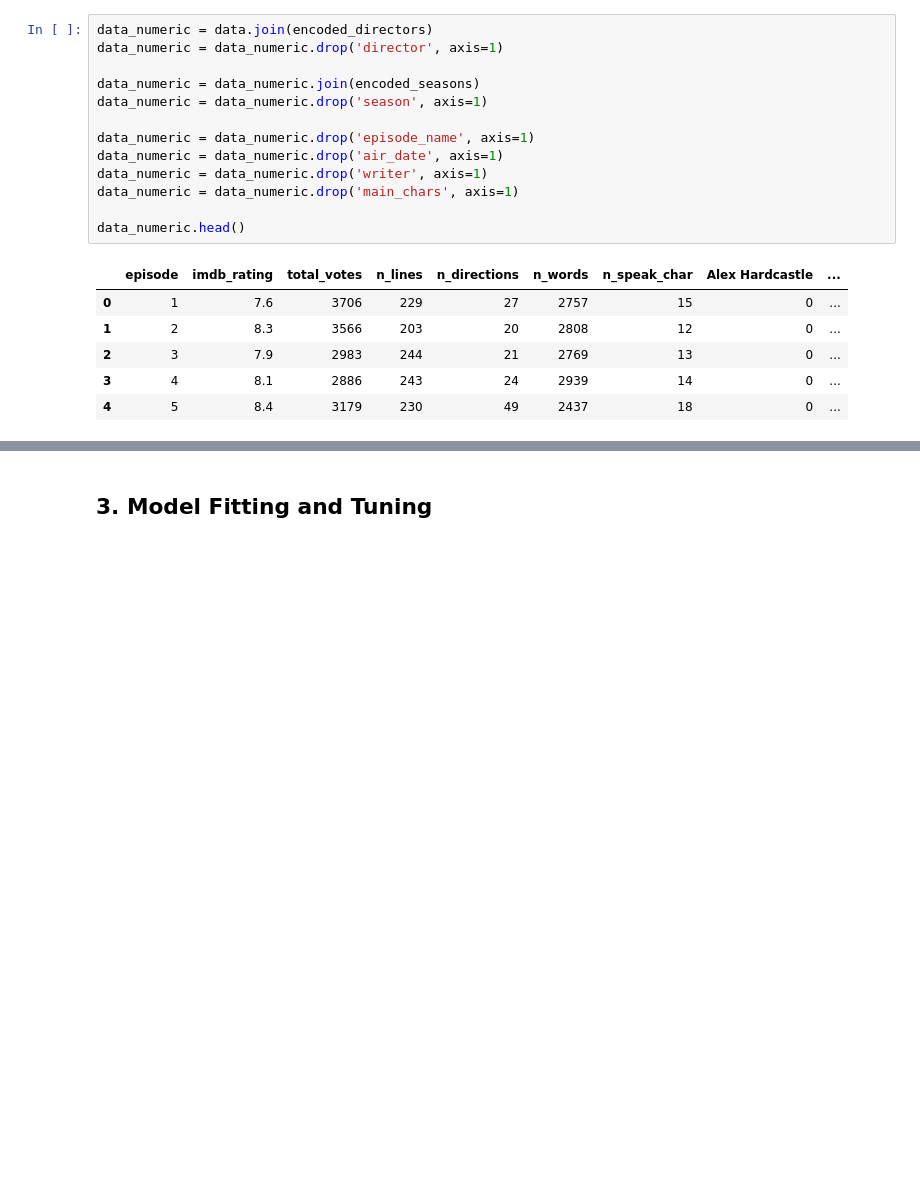
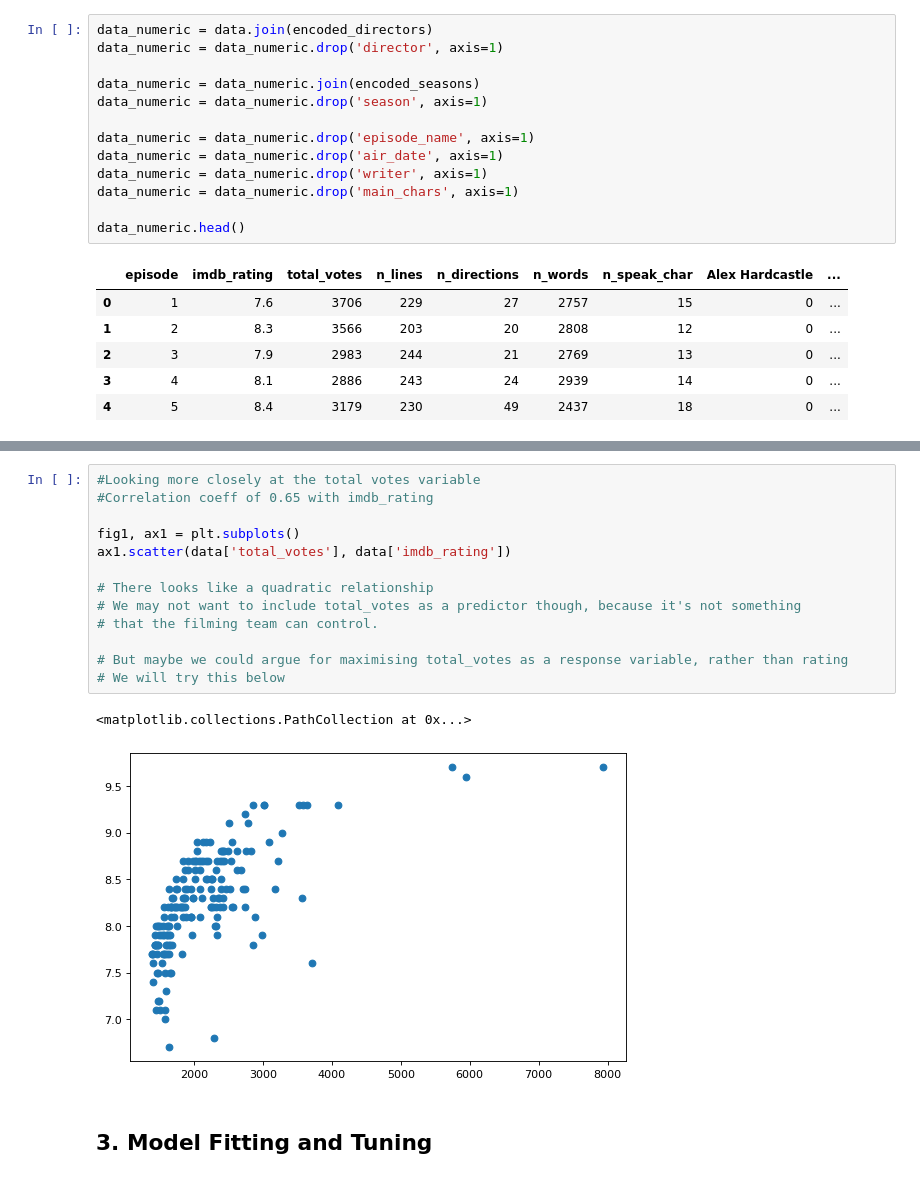
Before and after one commit to BradWangW/imdb_rate_model, a Jupyter notebook: project1.ipynb, the cells around one changed output, grey strips where cells are left out. Saved outputs shown, nothing was run; the diff lists cells and outputs as text; blank space fills up the shorter version.

Commit message:
Plotting total_votes vs rating

```diff
--- a/project1.ipynb
+++ b/project1.ipynb
@@ -193,3 +190,19 @@ ValueError: Could not interpret value `director` for parameter `x`
+# %%
+#Looking more closely at the total votes variable
+#Correlation coeff of 0.65 with imdb_rating
+
+fig1, ax1 = plt.subplots()
+ax1.scatter(data['total_votes'], data['imdb_rating'])
+
+# There looks like a quadratic relationship
+# We may not want to include total_votes as a predictor though, because it's not something
+# that the filming team can control.
+
+# But maybe we could argue for maximising total_votes as a response variable, rather than rating
+# We will try this below
+# %% [output]
+<matplotlib.collections.PathCollection at 0x...>
+[figure, added]
 # %% [markdown]
 ## 3. Model Fitting and Tuning
 # %% [markdown]
```
Also changed, not shown: parts of 4 cells of this notebook.
